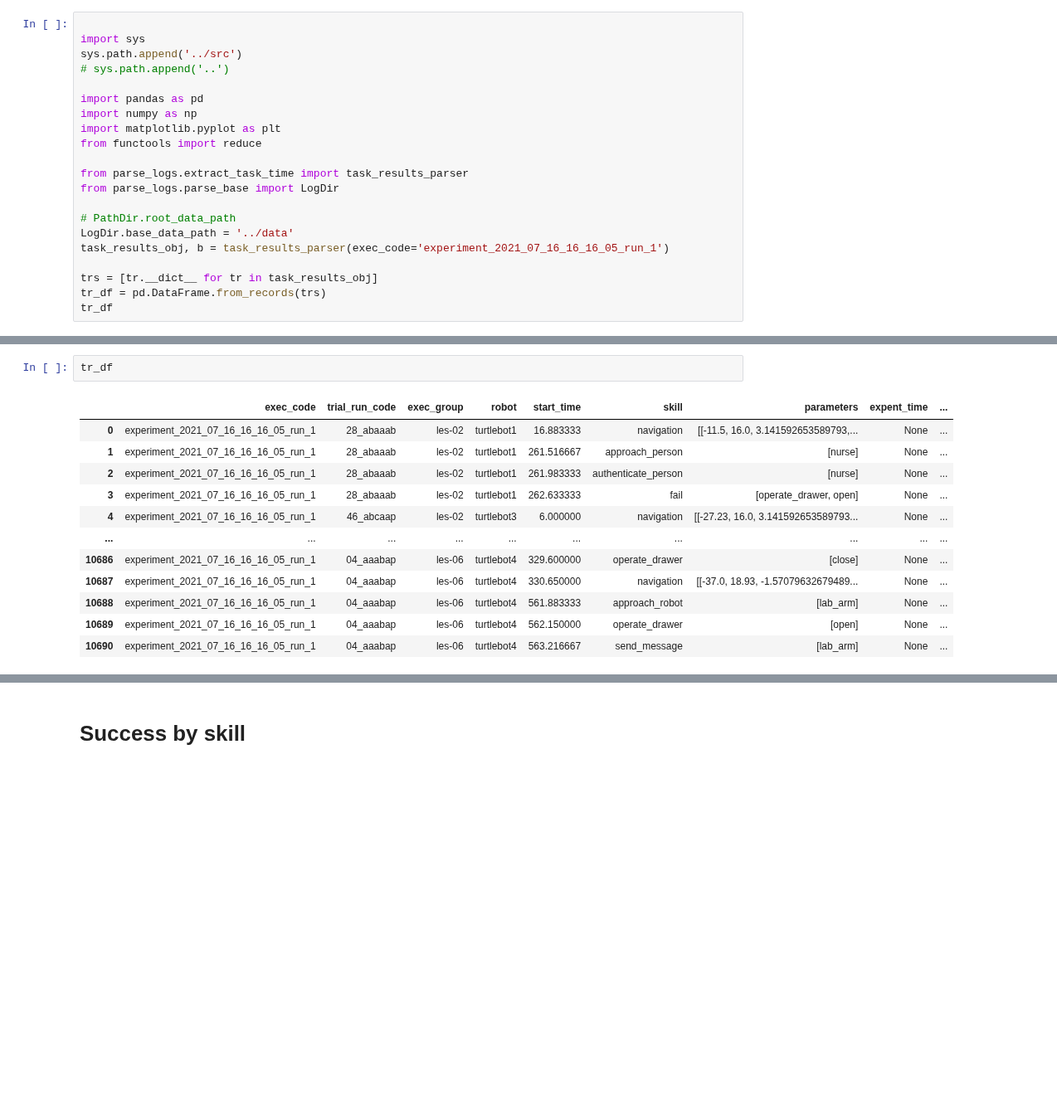
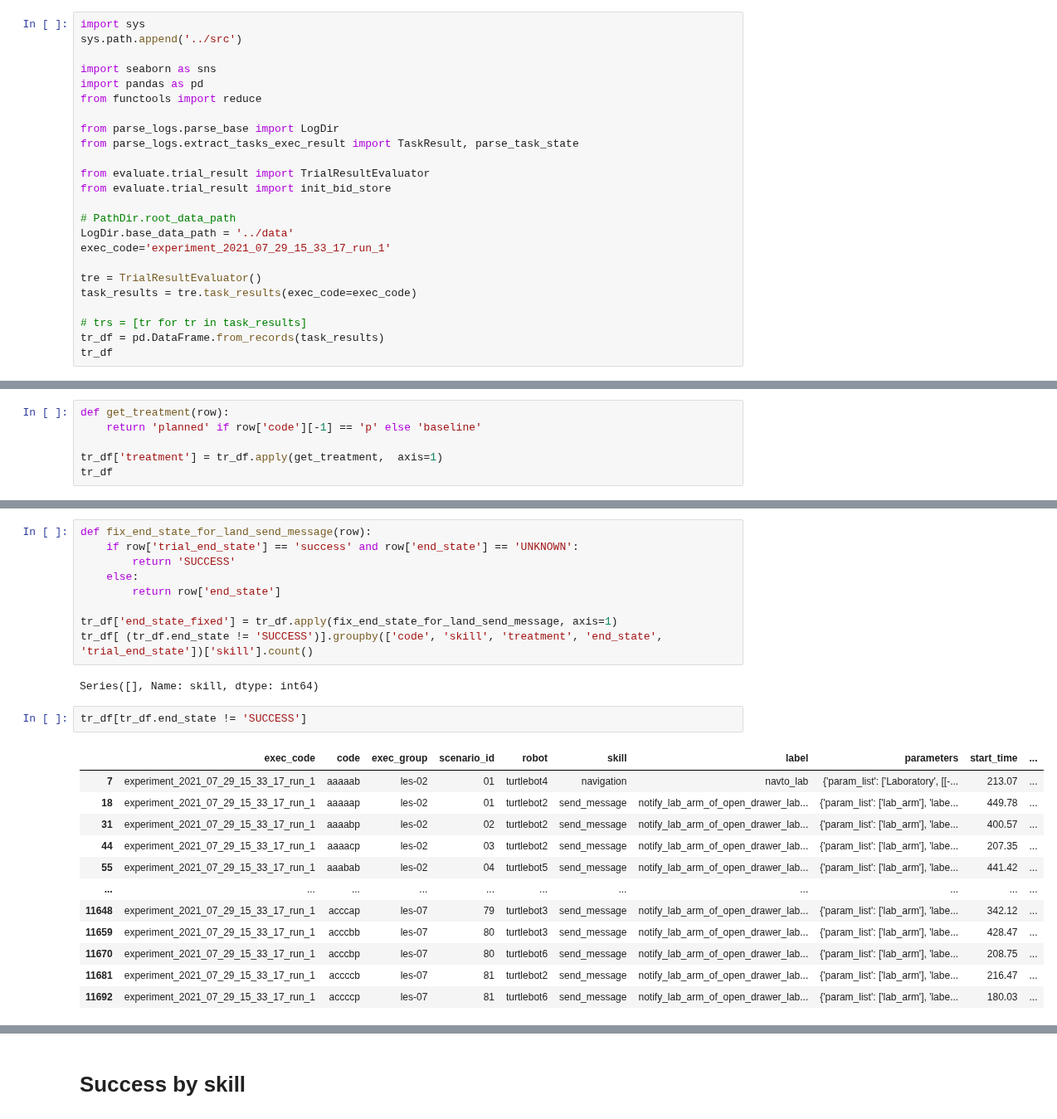
Before and after one commit to VicenteMoraes/hmrs_analysis, a Jupyter notebook: notebooks/Task_Results.ipynb, the cells around one changed output, grey strips where cells are left out. Shown at 83% size. Drawn from its saved outputs; the diff is of its cells as text; blank space fills up the shorter version.

```diff
--- a/notebooks/Task_Results.ipynb
+++ b/notebooks/Task_Results.ipynb
@@ -1,22 +1,25 @@
 # %%
-
 import sys
 sys.path.append('../src')
-# sys.path.append('..')
 
+import seaborn as sns
 import pandas as pd
-import numpy as np
-import matplotlib.pyplot as plt
 from functools import reduce
 
-from parse_logs.extract_task_time import task_results_parser
 from parse_logs.parse_base import LogDir
+from parse_logs.extract_tasks_exec_result import TaskResult, parse_task_state
+
+from evaluate.trial_result import TrialResultEvaluator
+from evaluate.trial_result import init_bid_store
 
 # PathDir.root_data_path
 LogDir.base_data_path = '../data'
-task_results_obj, b = task_results_parser(exec_code='experiment_2021_07_16_16_16_05_run_1')
+exec_code='experiment_2021_07_29_15_33_17_run_1'
 
-trs = [tr.__dict__ for tr in task_results_obj]
-tr_df = pd.DataFrame.from_records(trs)
+tre = TrialResultEvaluator()
+task_results = tre.task_results(exec_code=exec_code)
+
+# trs = [tr for tr in task_results]
+tr_df = pd.DataFrame.from_records(task_results)
 tr_df
 # %% [output]
@@ -52,0 +56,6 @@ turtlebot2 started approach_robot without
+# %%
+def get_treatment(row):
+    return 'planned' if row['code'][-1] == 'p' else 'baseline'
+
+tr_df['treatment'] = tr_df.apply(get_treatment,  axis=1)
+tr_df
@@ -66,15 +112,26 @@ Name: exec_group, dtype: int64
+# %%
+def fix_end_state_for_land_send_message(row):
+    if row['trial_end_state'] == 'success' and row['end_state'] == 'UNKNOWN':
+        return 'SUCCESS'
+    else:
+        return row['end_state']
+
+tr_df['end_state_fixed'] = tr_df.apply(fix_end_state_for_land_send_message, axis=1)
+tr_df[ (tr_df.end_state != 'SUCCESS')].groupby(['code', 'skill', 'treatment', 'end_state', 'trial_end_state'])['skill'].count()
+# %% [output]
+Series([], Name: skill, dtype: int64)
 # %%
-tr_df
+tr_df[tr_df.end_state != 'SUCCESS']
 # %% [output]
-|  | exec_code | trial_run_code | exec_group | robot | start_time | skill | parameters | expent_time | ... |
-| 0 | experiment_2021_07_16_16_16_05_run_1 | 28_abaaab | les-02 | turtlebot1 | 16.883333 | navigation | [[-11.5, 16.0, 3.141592653589793,... | None | ... |
-| 1 | experiment_2021_07_16_16_16_05_run_1 | 28_abaaab | les-02 | turtlebot1 | 261.516667 | approach_person | [nurse] | None | ... |
-| 2 | experiment_2021_07_16_16_16_05_run_1 | 28_abaaab | les-02 | turtlebot1 | 261.983333 | authenticate_person | [nurse] | None | ... |
-| 3 | experiment_2021_07_16_16_16_05_run_1 | 28_abaaab | les-02 | turtlebot1 | 262.633333 | fail | [operate_drawer, open] | None | ... |
-| 4 | experiment_2021_07_16_16_16_05_run_1 | 46_abcaap | les-02 | turtlebot3 | 6.000000 | navigation | [[-27.23, 16.0, 3.141592653589793... | None | ... |
-| ... | ... | ... | ... | ... | ... | ... | ... | ... | ... |
-| 10686 | experiment_2021_07_16_16_16_05_run_1 | 04_aaabap | les-06 | turtlebot4 | 329.600000 | operate_drawer | [close] | None | ... |
-| 10687 | experiment_2021_07_16_16_16_05_run_1 | 04_aaabap | les-06 | turtlebot4 | 330.650000 | navigation | [[-37.0, 18.93, -1.57079632679489... | None | ... |
-| 10688 | experiment_2021_07_16_16_16_05_run_1 | 04_aaabap | les-06 | turtlebot4 | 561.883333 | approach_robot | [lab_arm] | None | ... |
-| 10689 | experiment_2021_07_16_16_16_05_run_1 | 04_aaabap | les-06 | turtlebot4 | 562.150000 | operate_drawer | [open] | None | ... |
-| 10690 | experiment_2021_07_16_16_16_05_run_1 | 04_aaabap | les-06 | turtlebot4 | 563.216667 | send_message | [lab_arm] | None | ... |
+|  | exec_code | code | exec_group | scenario_id | robot | skill | label | parameters | start_time | ... |
+| 7 | experiment_2021_07_29_15_33_17_run_1 | aaaaab | les-02 | 01 | turtlebot4 | navigation | navto_lab | {'param_list': ['Laboratory', [[-... | 213.07 | ... |
+| 18 | experiment_2021_07_29_15_33_17_run_1 | aaaaap | les-02 | 01 | turtlebot2 | send_message | notify_lab_arm_of_open_drawer_lab... | {'param_list': ['lab_arm'], 'labe... | 449.78 | ... |
+| 31 | experiment_2021_07_29_15_33_17_run_1 | aaaabp | les-02 | 02 | turtlebot2 | send_message | notify_lab_arm_of_open_drawer_lab... | {'param_list': ['lab_arm'], 'labe... | 400.57 | ... |
+| 44 | experiment_2021_07_29_15_33_17_run_1 | aaaacp | les-02 | 03 | turtlebot2 | send_message | notify_lab_arm_of_open_drawer_lab... | {'param_list': ['lab_arm'], 'labe... | 207.35 | ... |
+| 55 | experiment_2021_07_29_15_33_17_run_1 | aaabab | les-02 | 04 | turtlebot5 | send_message | notify_lab_arm_of_open_drawer_lab... | {'param_list': ['lab_arm'], 'labe... | 441.42 | ... |
+| ... | ... | ... | ... | ... | ... | ... | ... | ... | ... | ... |
+| 11648 | experiment_2021_07_29_15_33_17_run_1 | acccap | les-07 | 79 | turtlebot3 | send_message | notify_lab_arm_of_open_drawer_lab... | {'param_list': ['lab_arm'], 'labe... | 342.12 | ... |
+| 11659 | experiment_2021_07_29_15_33_17_run_1 | acccbb | les-07 | 80 | turtlebot3 | send_message | notify_lab_arm_of_open_drawer_lab... | {'param_list': ['lab_arm'], 'labe... | 428.47 | ... |
+| 11670 | experiment_2021_07_29_15_33_17_run_1 | acccbp | les-07 | 80 | turtlebot6 | send_message | notify_lab_arm_of_open_drawer_lab... | {'param_list': ['lab_arm'], 'labe... | 208.75 | ... |
+| 11681 | experiment_2021_07_29_15_33_17_run_1 | accccb | les-07 | 81 | turtlebot2 | send_message | notify_lab_arm_of_open_drawer_lab... | {'param_list': ['lab_arm'], 'labe... | 216.47 | ... |
+| 11692 | experiment_2021_07_29_15_33_17_run_1 | accccp | les-07 | 81 | turtlebot6 | send_message | notify_lab_arm_of_open_drawer_lab... | {'param_list': ['lab_arm'], 'labe... | 180.03 | ... |
```
Also changed, not shown: parts of 29 cells of this notebook, 24 other files.
